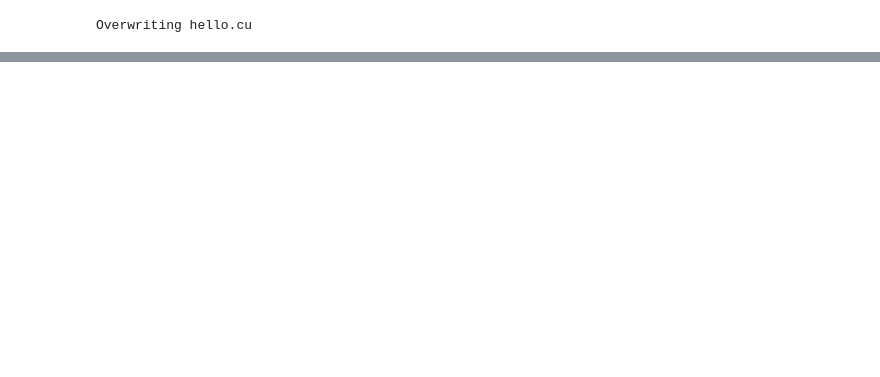
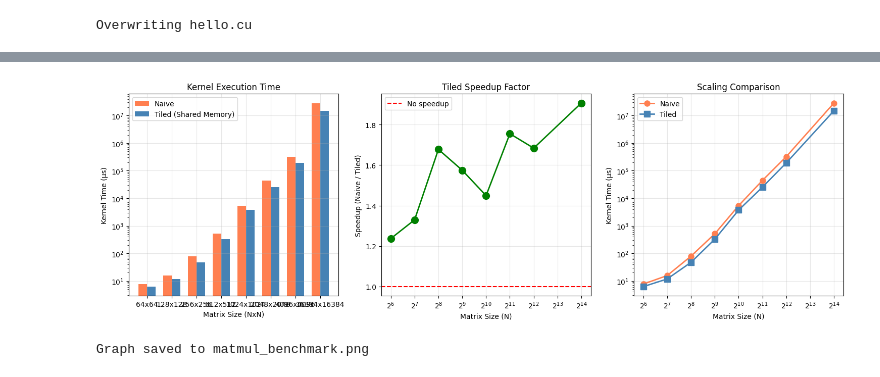
Before and after one commit to Savit10/cuda, a Jupyter notebook: cuda.ipynb, the cells around one changed output, grey strips where cells are left out. Saved outputs shown, nothing was run; the diff lists cells and outputs as text; code cells hidden in the pictures; blank space fills up the shorter version.

Commit message:
tiled vs naive matmul experiments

```diff
--- a/cuda.ipynb
+++ b/cuda.ipynb
@@ -62,0 +106,6 @@ Overwriting hello.cu
+# %%
+import subprocess
+result = subprocess.run("nvprof ./hello 2>&1", shell=True, capture_output=True, text=True)
+output = result.stdout + result.stderr
+print(output)
+log_timing("Vector Addition (vecAdd kernel)", output, has_kernel=True)
@@ -62,0 +246,7 @@ Overwriting hello.cu
+# %%
+!nvcc -arch=sm_70 matmul.cu -o matmul
+import subprocess
+result = subprocess.run("nvprof ./matmul 2>&1", shell=True, capture_output=True, text=True)
+output = result.stdout + result.stderr
+print(output)
+log_timing("Matrix Multiplication - Naive (matmul kernel)", output, has_kernel=True)
@@ -62,0 +319,7 @@ Overwriting hello.cu
+# %%
+!g++ matmul.cpp -pg -o main
+import subprocess
+result = subprocess.run("./main", shell=True, capture_output=True, text=True)
+output = result.stdout + result.stderr
+print(output)
+log_timing("Matrix Multiplication (CPU)", output, has_kernel=False)
@@ -62,0 +539,56 @@ Overwriting hello.cu
+# %%
+# Filter out None values for plotting
+valid_indices = [i for i in range(len(sizes)) if naive_times[i] and tiled_times[i]]
+valid_sizes = [sizes[i] for i in valid_indices]
+valid_naive = [naive_times[i] for i in valid_indices]
+valid_tiled = [tiled_times[i] for i in valid_indices]
+
+fig, axes = plt.subplots(1, 3, figsize=(15, 5))
+
+# Plot 1: Kernel execution times (log scale)
+ax1 = axes[0]
+x = range(len(valid_sizes))
+width = 0.35
+ax1.bar([i - width/2 for i in x], valid_naive, width, label='Naive', color='coral')
+ax1.bar([i + width/2 for i in x], valid_tiled, width, label='Tiled (Shared Memory)', color='steelblue')
+ax1.set_xlabel('Matrix Size (NxN)')
+ax1.set_ylabel('Kernel Time (μs)')
+ax1.set_title('Kernel Execution Time')
+ax1.set_xticks(x)
+ax1.set_xticklabels([f'{s}x{s}' for s in valid_sizes])
+ax1.set_yscale('log')
+ax1.legend()
+ax1.grid(True, alpha=0.3)
+
+# Plot 2: Speedup factor
+ax2 = axes[1]
+speedups = [n/t for n, t in zip(valid_naive, valid_tiled)]
+ax2.plot(valid_sizes, speedups, 'go-', linewidth=2, markersize=10)
+ax2.axhline(y=1, color='r', linestyle='--', label='No speedup')
+ax2.set_xlabel('Matrix Size (N)')
+ax2.set_ylabel('Speedup (Naive / Tiled)')
+ax2.set_title('Tiled Speedup Factor')
+ax2.set_xscale('log', base=2)
+ax2.grid(True, alpha=0.3)
+ax2.legend()
+
+# Plot 3: Time comparison
+ax3 = axes[2]
+ax3.plot(valid_sizes, valid_naive, 'o-', label='Naive', color='coral', linewidth=2, markersize=8)
+ax3.plot(valid_sizes, valid_tiled, 's-', label='Tiled', color='steelblue', linewidth=2, markersize=8)
+ax3.set_xlabel('Matrix Size (N)')
+ax3.set_ylabel('Kernel Time (μs)')
+ax3.set_title('Scaling Comparison')
+ax3.set_xscale('log', base=2)
+ax3.set_yscale('log')
+ax3.legend()
+ax3.grid(True, alpha=0.3)
+
+plt.tight_layout()
+plt.savefig('matmul_benchmark.png', dpi=150)
+plt.show()
+
+print("Graph saved to matmul_benchmark.png")
+# %% [output]
+[figure, added]
+Graph saved to matmul_benchmark.png
```
Also changed, not shown: parts of 20 cells of this notebook.
